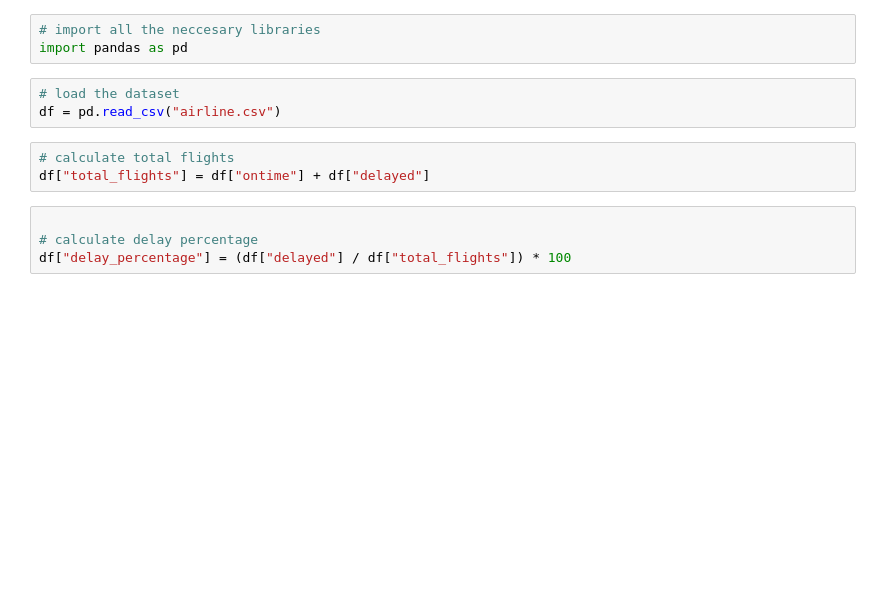
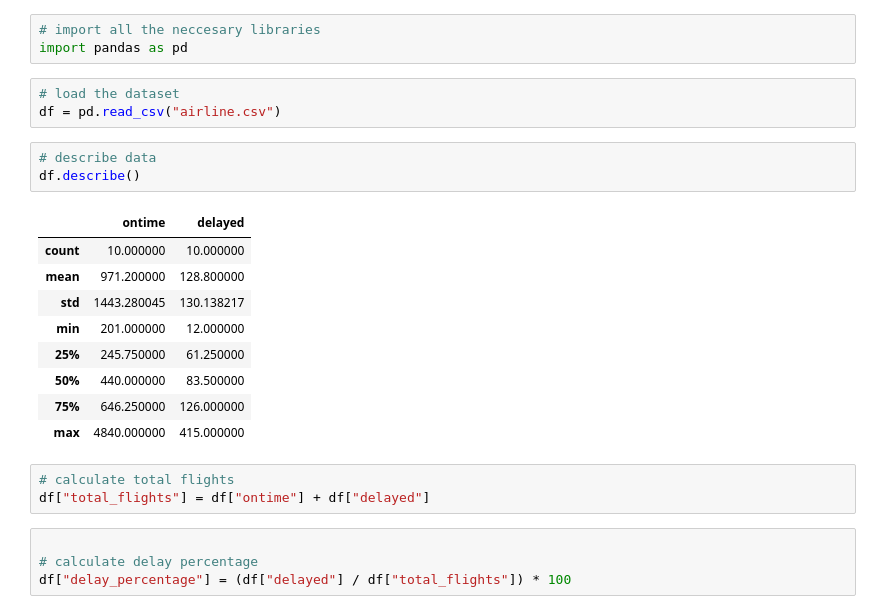
Before and after one commit to anisularman420/Data-acquisition-and-management-assignment, a Jupyter notebook: Project_1/Project_1.ipynb, the cells around one changed output. Drawn from its saved outputs; the diff is of its cells as text; blank space fills up the shorter version.

```diff
--- a/Project_1/Project_1.ipynb
+++ b/Project_1/Project_1.ipynb
@@ -10,6 +16,19 @@ import pandas as pd
 # %%
 # load the dataset
 df = pd.read_csv("airline.csv")
+# %%
+# describe data
+df.describe()
+# %% [output]
+|  | ontime | delayed |
+| count | 10.000000 | 10.000000 |
+| mean | 971.200000 | 128.800000 |
+| std | 1443.280045 | 130.138217 |
+| min | 201.000000 | 12.000000 |
+| 25% | 245.750000 | 61.250000 |
+| 50% | 440.000000 | 83.500000 |
+| 75% | 646.250000 | 126.000000 |
+| max | 4840.000000 | 415.000000 |
 # %%
 # calculate total flights
 df["total_flights"] = df["ontime"] + df["delayed"]
```
Also changed, not shown: parts of 9 cells of this notebook.
